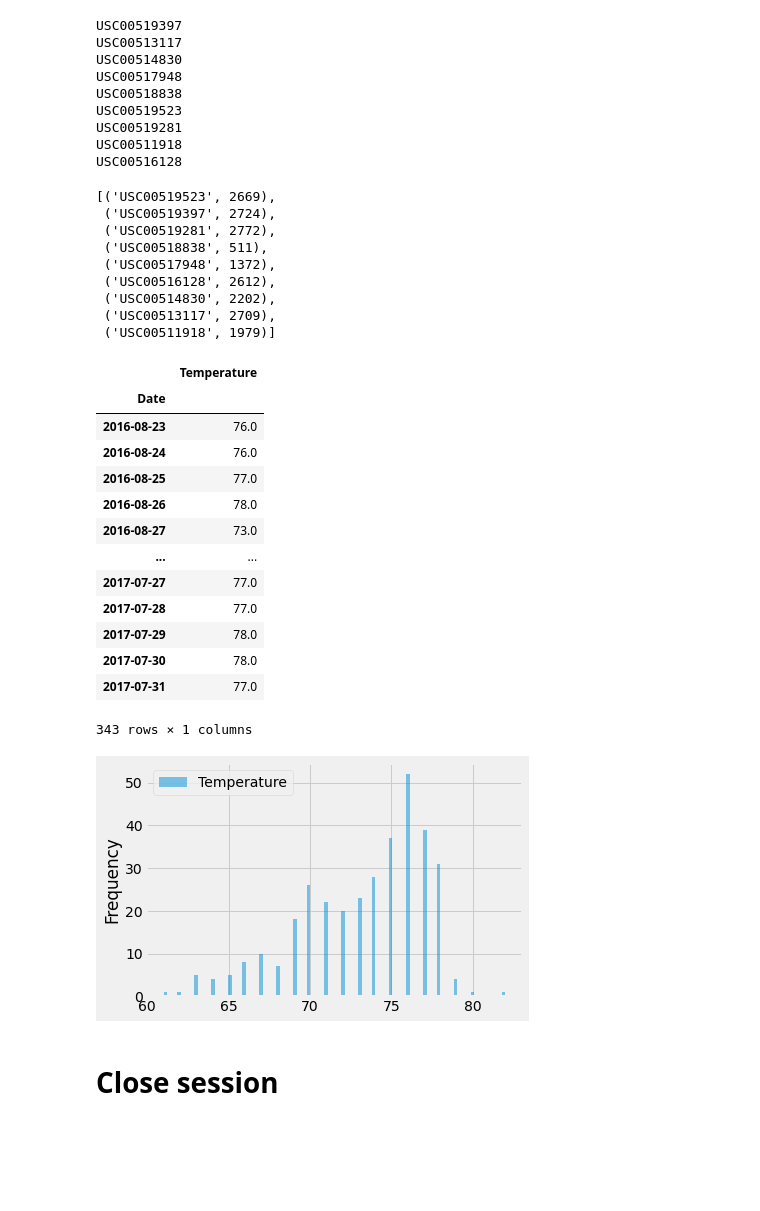
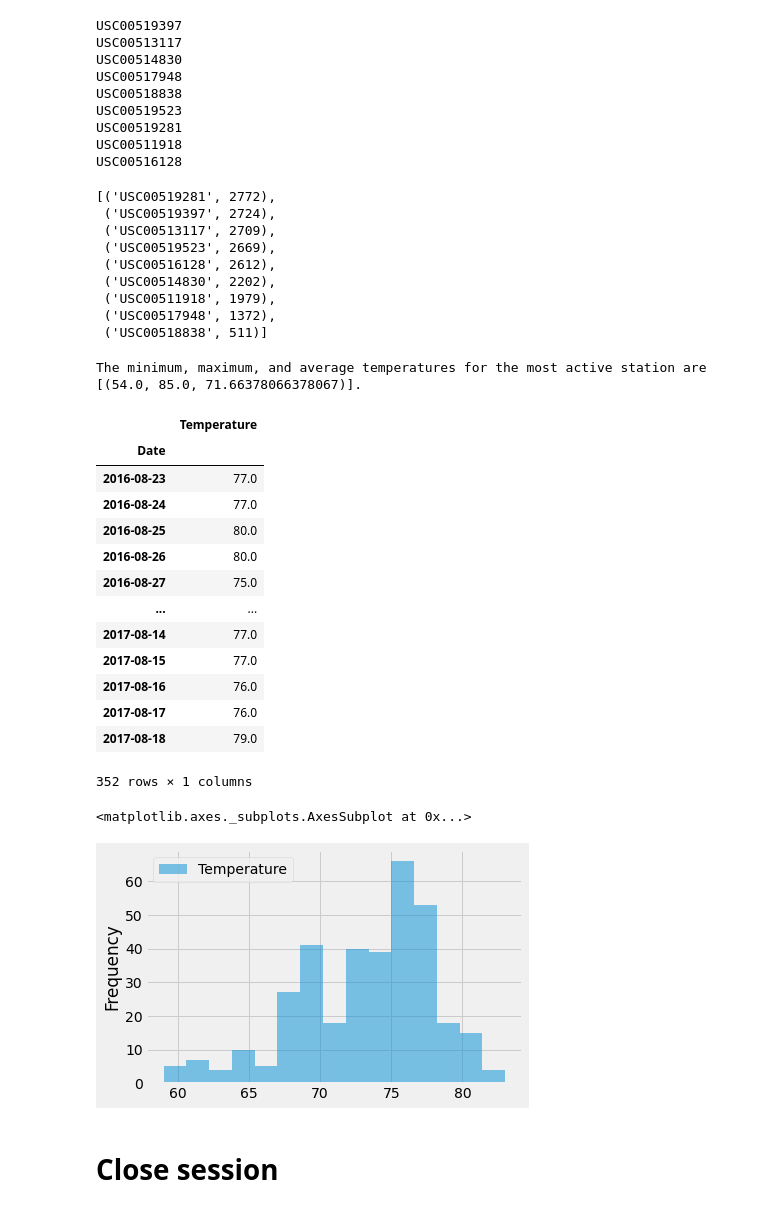
Before and after one commit to yukamara/sqlalchemy-challenge, a Jupyter notebook: sqlalchemy-challenge.ipynb, the cells around one changed output. Cells and saved outputs as stored; diff of their text form; code cells hidden in the pictures; blank space fills up the shorter version.

```diff
--- a/sqlalchemy-challenge.ipynb
+++ b/sqlalchemy-challenge.ipynb
@@ -193,25 +204,31 @@ USC00516128
 # Design a query to find the most active stations (i.e. what stations have the most rows?)
 # List the stations and the counts in descending order.
 session.query(Measurement.station, func.count(Measurement.station))\
-    .group_by(Measurement.station).order_by(Measurement.station.desc()).all()
+    .group_by(Measurement.station).order_by(func.count().desc()).all()
 # %% [output]
-[('USC00519523', 2669),
+[('USC00519281', 2772),
  ('USC00519397', 2724),
- ('USC00519281', 2772),
- ('USC00518838', 511),
- ('USC00517948', 1372),
+ ('USC00513117', 2709),
+ ('USC00519523', 2669),
  ('USC00516128', 2612),
  ('USC00514830', 2202),
- ('USC00513117', 2709),
- ('USC00511918', 1979)]
+ ('USC00511918', 1979),
+ ('USC00517948', 1372),
+ ('USC00518838', 511)]
 # %%
 # Using the most active station id from the previous query, calculate the lowest, highest, and average temperature.
-session.query(Measurement.station, func.)
+min_max_avg = session.query(func.min(Measurement.tobs),\
+              func.max(Measurement.tobs),\
+              func.avg(Measurement.tobs))\
+              .filter(Measurement.station == 'USC00519281').all()
+print(f"The minimum, maximum, and average temperatures for the most active station are {min_max_avg}.")
+# %% [output]
+The minimum, maximum, and average temperatures for the most active station are [(54.0, 85.0, 71.66378066378067)].
 # %%
 # Using the most active station id
 # Query the last 12 months of temperature observation data for this station and plot the results as a histogram
 last_12_months_most_active = session.query(Measurement.date, Measurement.tobs)\
-    .filter(Measurement.station == 'USC00513117')\
+    .filter(Measurement.station == 'USC00519281')\
         .filter(Measurement.date >= year_ago).all()
 
 df = pd.DataFrame(last_12_months_most_active[:], columns=['Date', 'Temperature'])
@@ -220,22 +237,23 @@ df
 # %% [output]
 |  | Temperature |
 | Date |  |
-| 2016-08-23 | 76.0 |
-| 2016-08-24 | 76.0 |
-| 2016-08-25 | 77.0 |
-| 2016-08-26 | 78.0 |
-| 2016-08-27 | 73.0 |
+| 2016-08-23 | 77.0 |
+| 2016-08-24 | 77.0 |
+| 2016-08-25 | 80.0 |
+| 2016-08-26 | 80.0 |
+| 2016-08-27 | 75.0 |
 | ... | ... |
-| 2017-07-27 | 77.0 |
-| 2017-07-28 | 77.0 |
-| 2017-07-29 | 78.0 |
-| 2017-07-30 | 78.0 |
-| 2017-07-31 | 77.0 |
+| 2017-08-14 | 77.0 |
+| 2017-08-15 | 77.0 |
+| 2017-08-16 | 76.0 |
+| 2017-08-17 | 76.0 |
+| 2017-08-18 | 79.0 |
-343 rows × 1 columns
+352 rows × 1 columns
 # %%
-ax = df.plot.hist(bins=100, alpha=0.5)
+df.plot.hist(bins=15, alpha=0.5)
 # %% [output]
+<matplotlib.axes._subplots.AxesSubplot at 0x...>
-[figure, old version]
+[figure, new version]
 # %% [markdown]
 # Close session
 # %%
```
Also changed, not shown: parts of 1 cell of this notebook.
